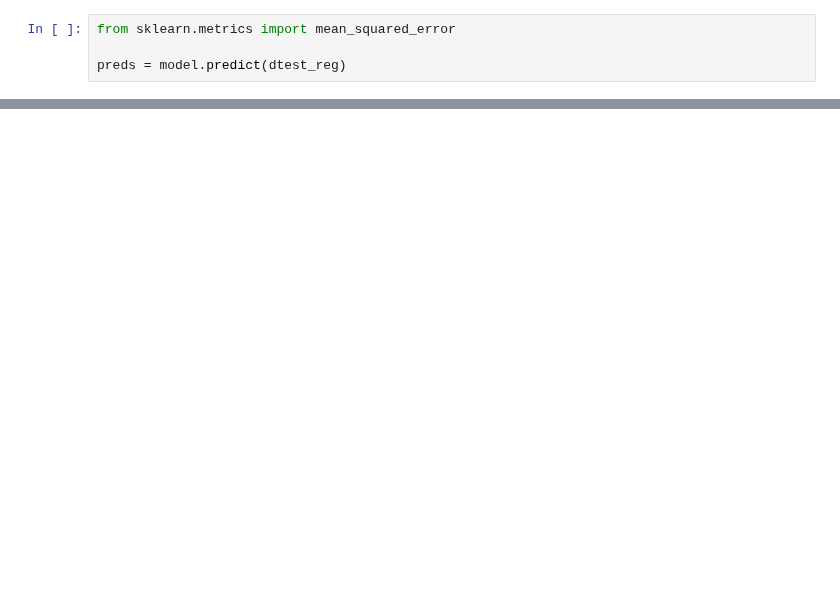
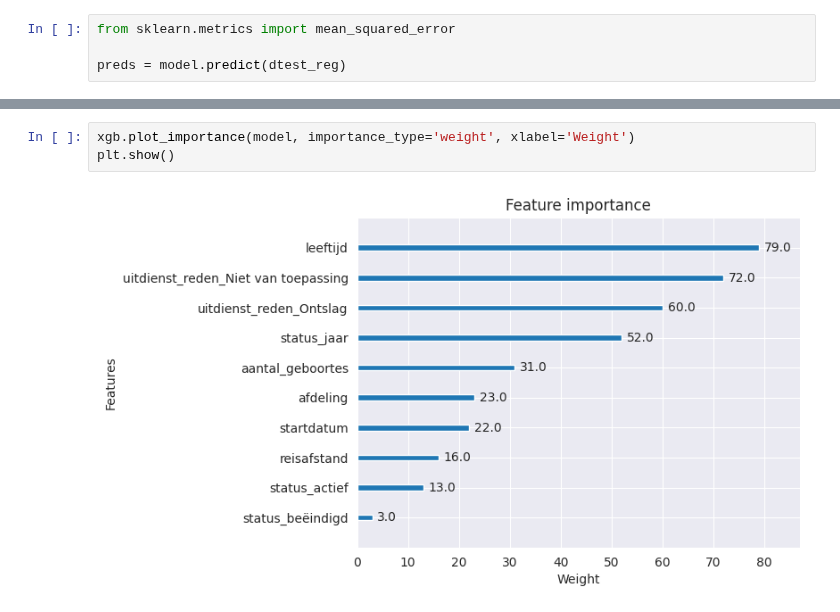
Before and after one commit to theflyingpigeon/I4talent_project, a Jupyter notebook: XGB_models/xgb_vertrek.ipynb, the cells around one changed output, grey strips where cells are left out. Cells and saved outputs as stored; diff of their text form; blank space fills up the shorter version.

```diff
--- a/XGB_models/xgb_vertrek.ipynb
+++ b/XGB_models/xgb_vertrek.ipynb
@@ -100,0 +138,5 @@ RMSE of the base model: 0.002
+# %%
+xgb.plot_importance(model, importance_type='weight', xlabel='Weight')
+plt.show()
+# %% [output]
+[figure, added]
```
Also changed, not shown: parts of 7 cells of this notebook, 2 other files.
